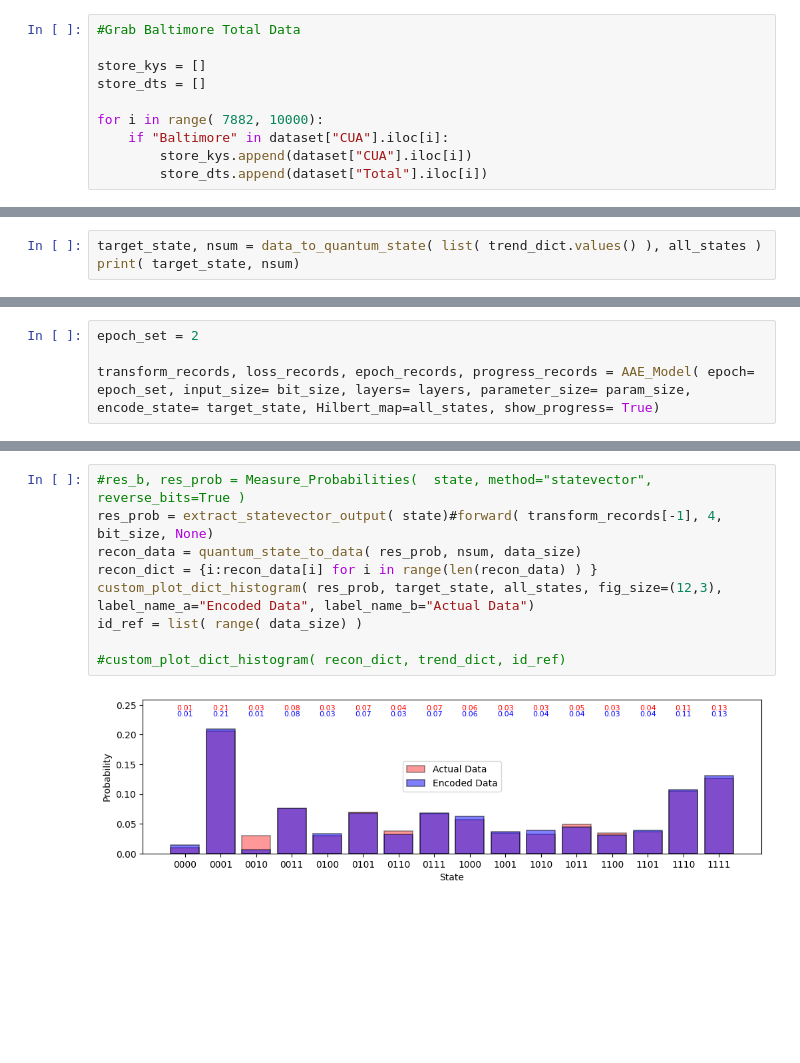
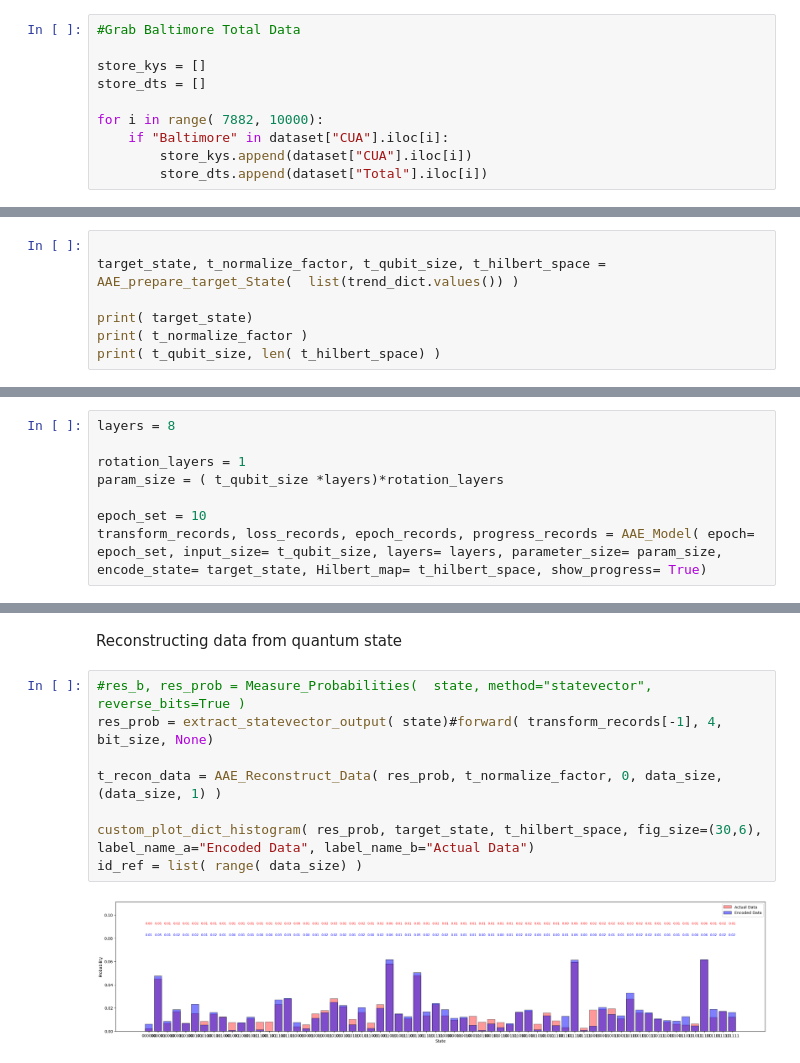
Before and after one commit to Daniel-D-Creator/air-pollution-data, a Jupyter notebook: baltimore-figures/Air Polution Data Encoding.ipynb, the cells around one changed output, grey strips where cells are left out. Saved outputs shown, nothing was run; the diff lists cells and outputs as text; blank space fills up the shorter version.

```diff
--- a/baltimore-figures/Air Polution Data Encoding.ipynb
+++ b/baltimore-figures/Air Polution Data Encoding.ipynb
@@ -752,4 +752,8 @@ plot_histogram( trend_dict)
 # %%
-target_state, nsum = data_to_quantum_state( list( trend_dict.values() ), all_states )
-print( target_state, nsum)
+
+target_state, t_normalize_factor, t_qubit_size, t_hilbert_space = AAE_prepare_target_State(  list(trend_dict.values()) )
+
+print( target_state)
+print( t_normalize_factor )
+print( t_qubit_size, len( t_hilbert_space) )
 # %% [output]
@@ -757,6 +763,10 @@ print( target_state, nsum)
 # %%
-epoch_set = 2
+layers = 8
 
-transform_records, loss_records, epoch_records, progress_records = AAE_Model( epoch= epoch_set, input_size= bit_size, layers= layers, parameter_size= param_size, encode_state= target_state, Hilbert_map=all_states, show_progress= True)
+rotation_layers = 1
+param_size = ( t_qubit_size *layers)*rotation_layers
+
+epoch_set = 10
+transform_records, loss_records, epoch_records, progress_records = AAE_Model( epoch= epoch_set, input_size= t_qubit_size, layers= layers, parameter_size= param_size, encode_state= target_state, Hilbert_map= t_hilbert_space, show_progress= True)
 # %% [output]
 epoch: 0
@@ -802,12 +814,13 @@ c: 4/═════════════════════════
+# %% [markdown]
+Reconstructing data from quantum state
 # %%
 #res_b, res_prob = Measure_Probabilities(  state, method="statevector", reverse_bits=True )
 res_prob = extract_statevector_output( state)#forward( transform_records[-1], 4, bit_size, None)
-recon_data = quantum_state_to_data( res_prob, nsum, data_size)
-recon_dict = {i:recon_data[i] for i in range(len(recon_data) ) }
-custom_plot_dict_histogram( res_prob, target_state, all_states, fig_size=(12,3), label_name_a="Encoded Data", label_name_b="Actual Data")
+
+t_recon_data = AAE_Reconstruct_Data( res_prob, t_normalize_factor, 0, data_size, (data_size, 1) )
+
+custom_plot_dict_histogram( res_prob, target_state, t_hilbert_space, fig_size=(30,6), label_name_a="Encoded Data", label_name_b="Actual Data")
 id_ref = list( range( data_size) )
-
-#custom_plot_dict_histogram( recon_dict, trend_dict, id_ref)
 # %% [output]
-[figure, old version]
+[figure, new version]
 # %%
```
Also changed, not shown: parts of 7 cells of this notebook.
